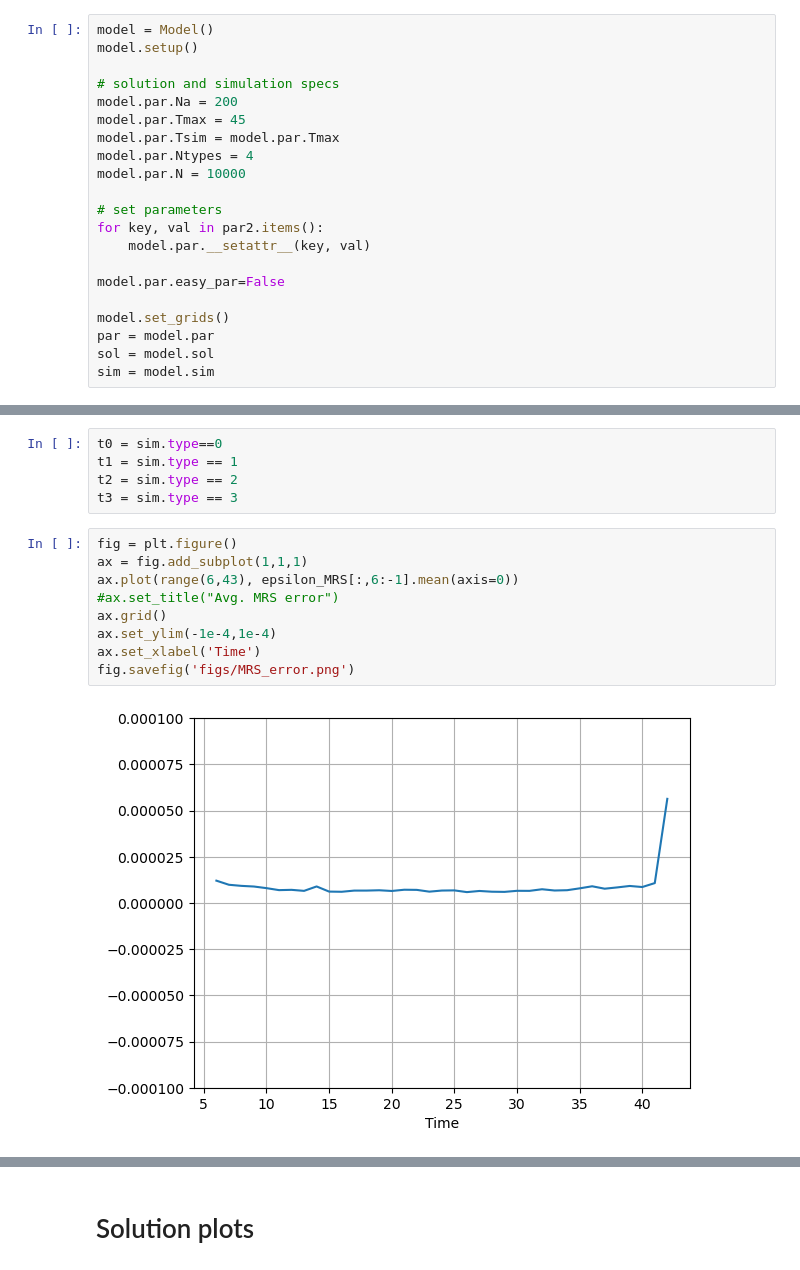
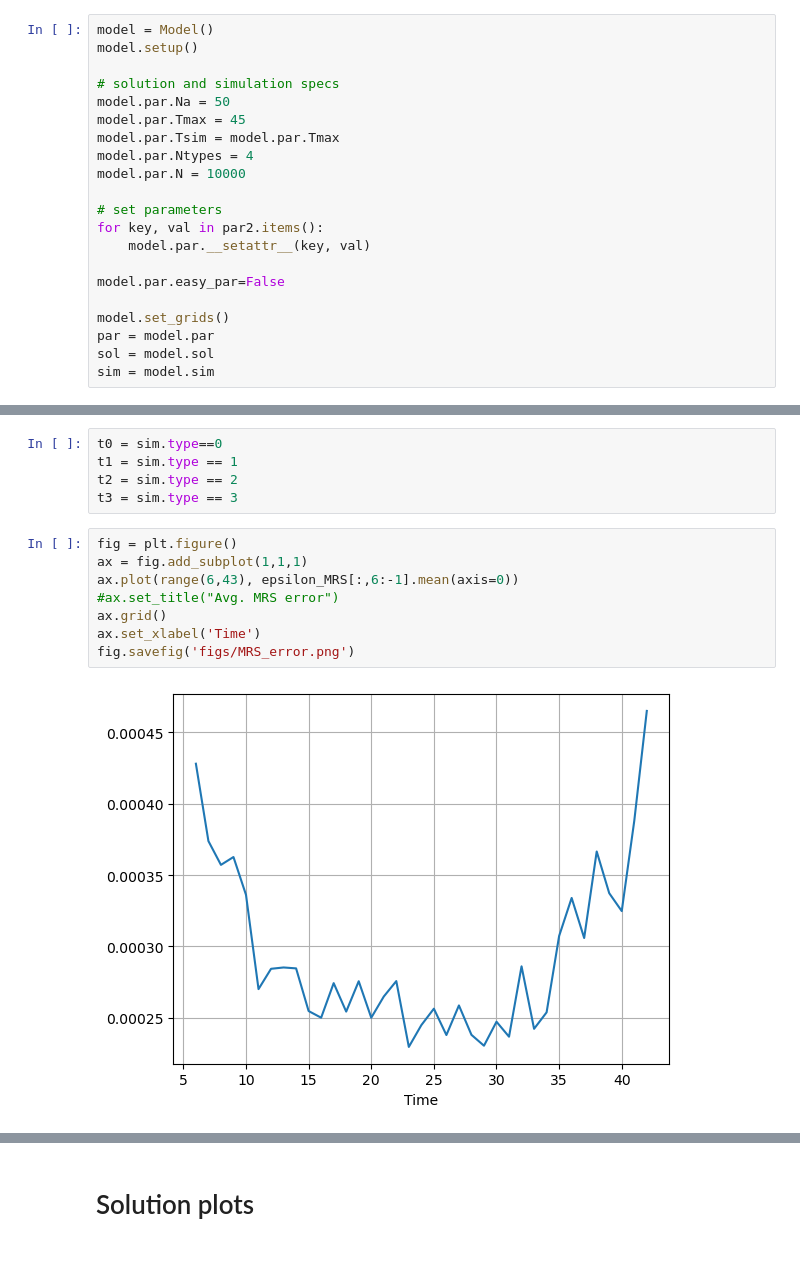
Before and after one commit to ansofol/DP_term_paper, a Jupyter notebook: main_model/test_run.ipynb, the cells around one changed output, grey strips where cells are left out. Cells and saved outputs as stored; diff of their text form.

```diff
--- a/main_model/test_run.ipynb
+++ b/main_model/test_run.ipynb
@@ -75,7 +75,7 @@ model = Model()
 model.setup()
 
 # solution and simulation specs
-model.par.Na = 200
+model.par.Na = 50
 model.par.Tmax = 45
 model.par.Tsim = model.par.Tmax
 model.par.Ntypes = 4
@@ -234,14 +296,13 @@ t3 = sim.type == 3
 # %%
 fig = plt.figure()
 ax = fig.add_subplot(1,1,1)
 ax.plot(range(6,43), epsilon_MRS[:,6:-1].mean(axis=0))
 #ax.set_title("Avg. MRS error")
 ax.grid()
-ax.set_ylim(-1e-4,1e-4)
 ax.set_xlabel('Time')
 fig.savefig('figs/MRS_error.png')
 # %% [output]
-[figure, old version]
+[figure, new version]
 # %%
 fig =plt.figure(figsize = (10,4))
 
```
Also changed, not shown: parts of 34 cells of this notebook, 3 other files.
